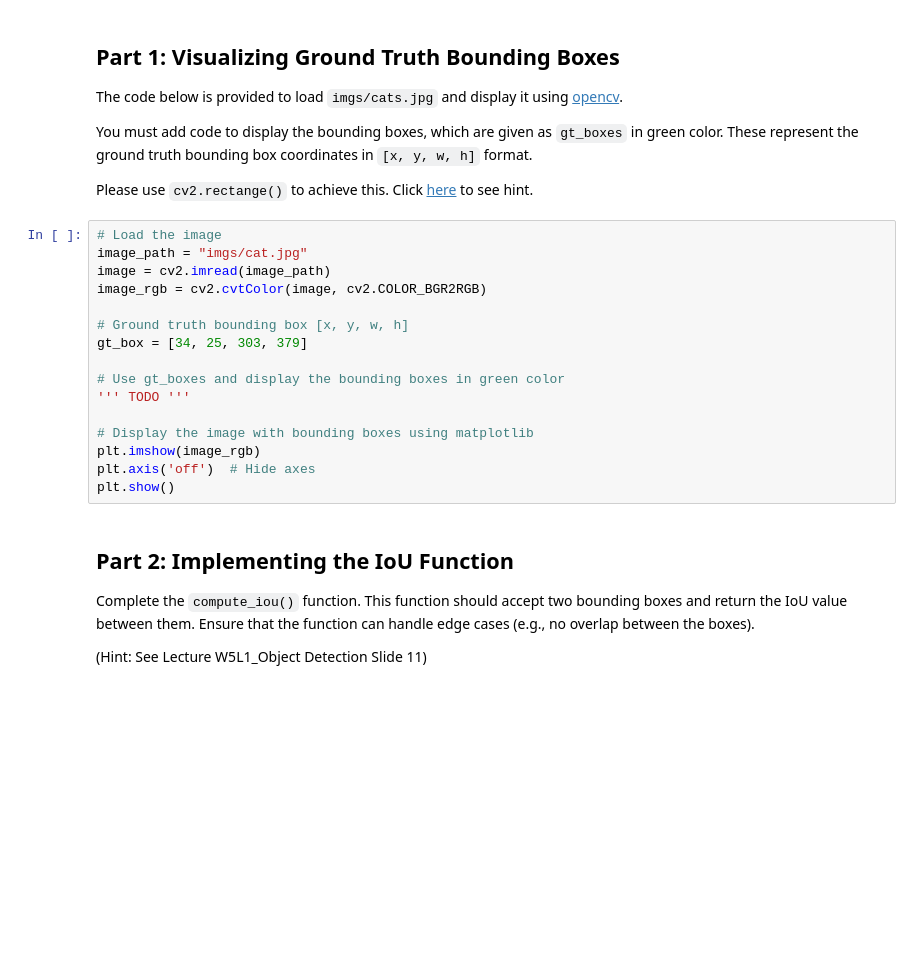
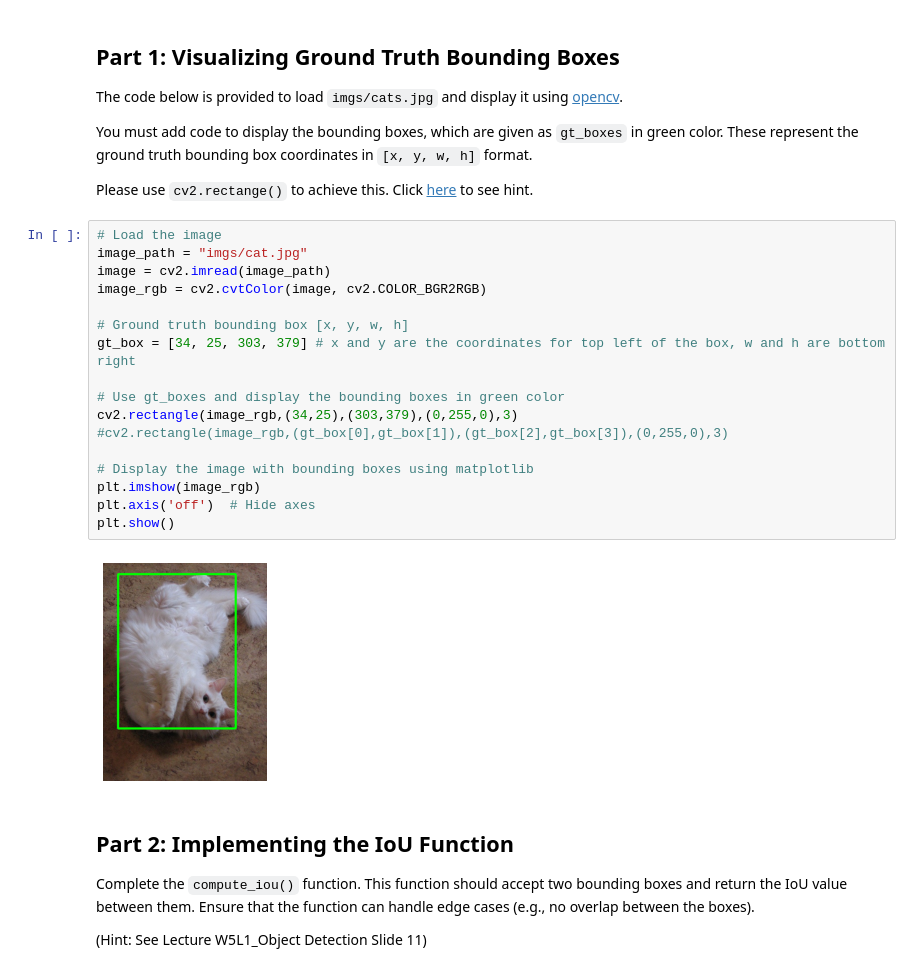
Before and after one commit to masampedro-dev/EEC174_MPA1, a Jupyter notebook: PreLab.ipynb, the cells around one changed output. Saved outputs shown, nothing was run; the diff lists cells and outputs as text; blank space fills up the shorter version.

```diff
--- a/PreLab.ipynb
+++ b/PreLab.ipynb
@@ -16,19 +16,22 @@ Please use `cv2.rectange()` to achieve this. Click [here](https://docs.opencv.or
 # %%
 # Load the image
 image_path = "imgs/cat.jpg"
 image = cv2.imread(image_path)
 image_rgb = cv2.cvtColor(image, cv2.COLOR_BGR2RGB)
 
 # Ground truth bounding box [x, y, w, h]
-gt_box = [34, 25, 303, 379]
+gt_box = [34, 25, 303, 379] # x and y are the coordinates for top left of the box, w and h are bottom right
 
 # Use gt_boxes and display the bounding boxes in green color
-''' TODO '''
+cv2.rectangle(image_rgb,(34,25),(303,379),(0,255,0),3)
+#cv2.rectangle(image_rgb,(gt_box[0],gt_box[1]),(gt_box[2],gt_box[3]),(0,255,0),3)
 
 # Display the image with bounding boxes using matplotlib
 plt.imshow(image_rgb)
 plt.axis('off')  # Hide axes
 plt.show()
+# %% [output]
+[figure, added]
 # %% [markdown]
 ## Part 2: Implementing the IoU Function
 
```
Also changed, not shown: parts of 3 cells of this notebook.
